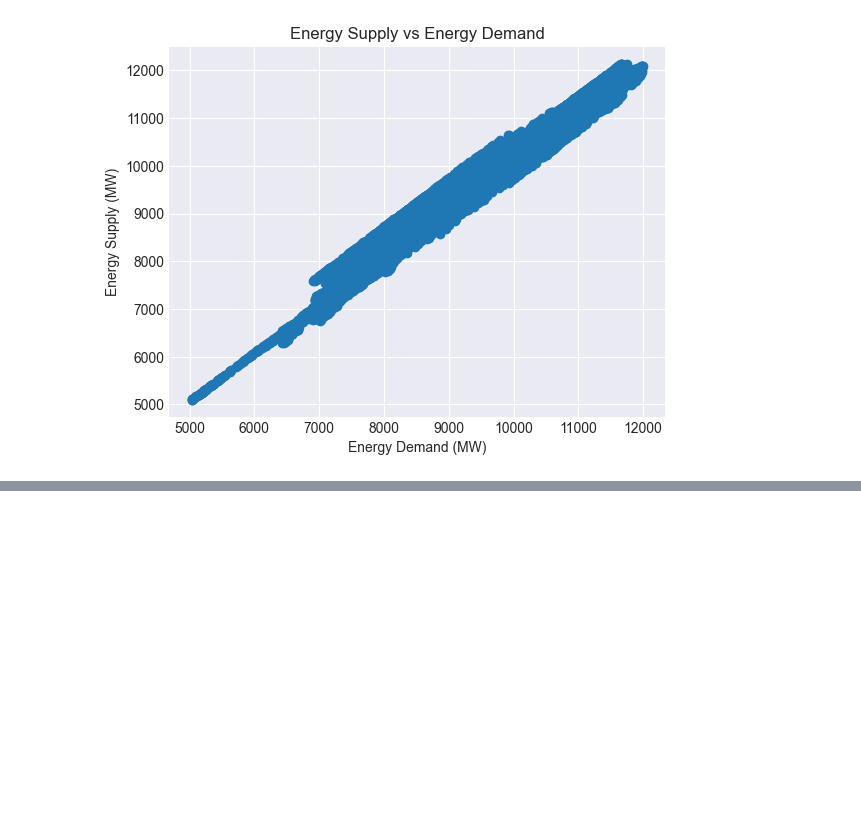
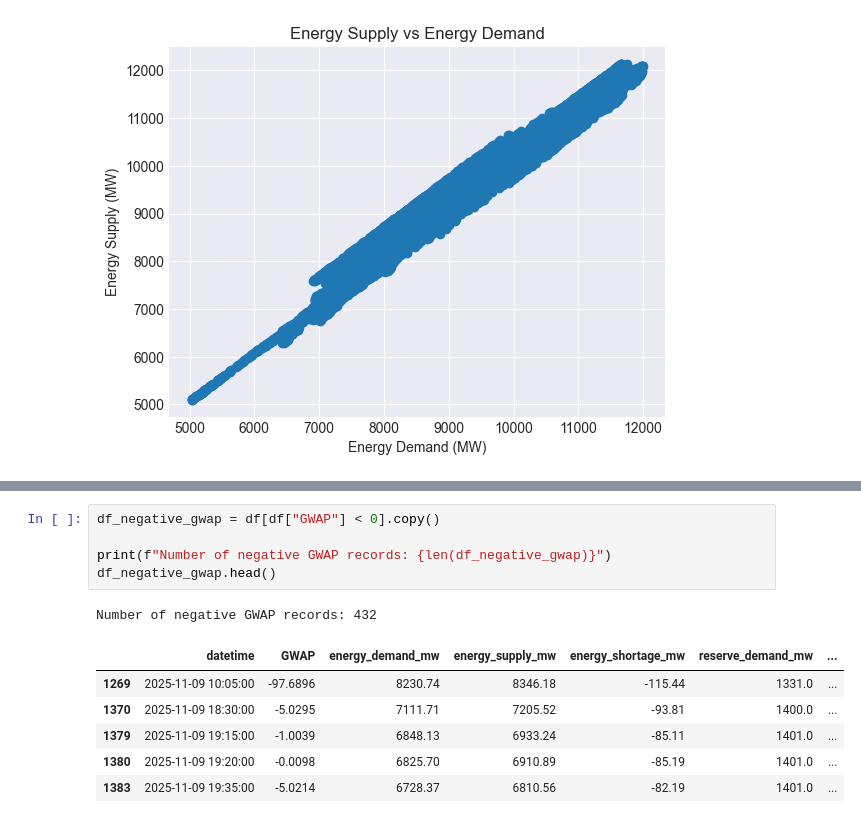
Before and after one commit to haniellejermayn/wesm-price-prediction, a Jupyter notebook: 02_EDA.ipynb, the cells around one changed output, grey strips where cells are left out. Drawn from its saved outputs; the diff is of its cells as text; blank space fills up the shorter version.

```diff
--- a/02_EDA.ipynb
+++ b/02_EDA.ipynb
@@ -320,0 +293,13 @@ Correlation between energy demand and GWAP: 0.451
+# %%
+df_negative_gwap = df[df["GWAP"] < 0].copy()
+
+print(f"Number of negative GWAP records: {len(df_negative_gwap)}")
+df_negative_gwap.head()
+# %% [output]
+Number of negative GWAP records: 432
+|  | datetime | GWAP | energy_demand_mw | energy_supply_mw | energy_shortage_mw | reserve_demand_mw | ... |
+| 1269 | 2025-11-09 10:05:00 | -97.6896 | 8230.74 | 8346.18 | -115.44 | 1331.0 | ... |
+| 1370 | 2025-11-09 18:30:00 | -5.0295 | 7111.71 | 7205.52 | -93.81 | 1400.0 | ... |
+| 1379 | 2025-11-09 19:15:00 | -1.0039 | 6848.13 | 6933.24 | -85.11 | 1401.0 | ... |
+| 1380 | 2025-11-09 19:20:00 | -0.0098 | 6825.70 | 6910.89 | -85.19 | 1401.0 | ... |
+| 1383 | 2025-11-09 19:35:00 | -5.0214 | 6728.37 | 6810.56 | -82.19 | 1401.0 | ... |
```
Also changed, not shown: parts of 22 cells of this notebook, 1 other file.
